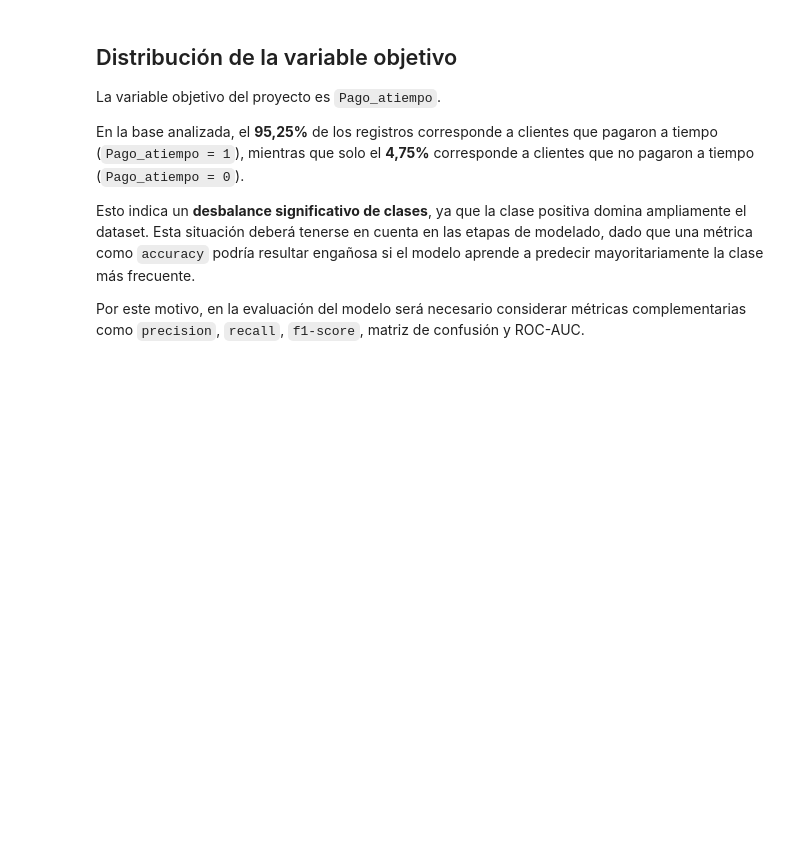
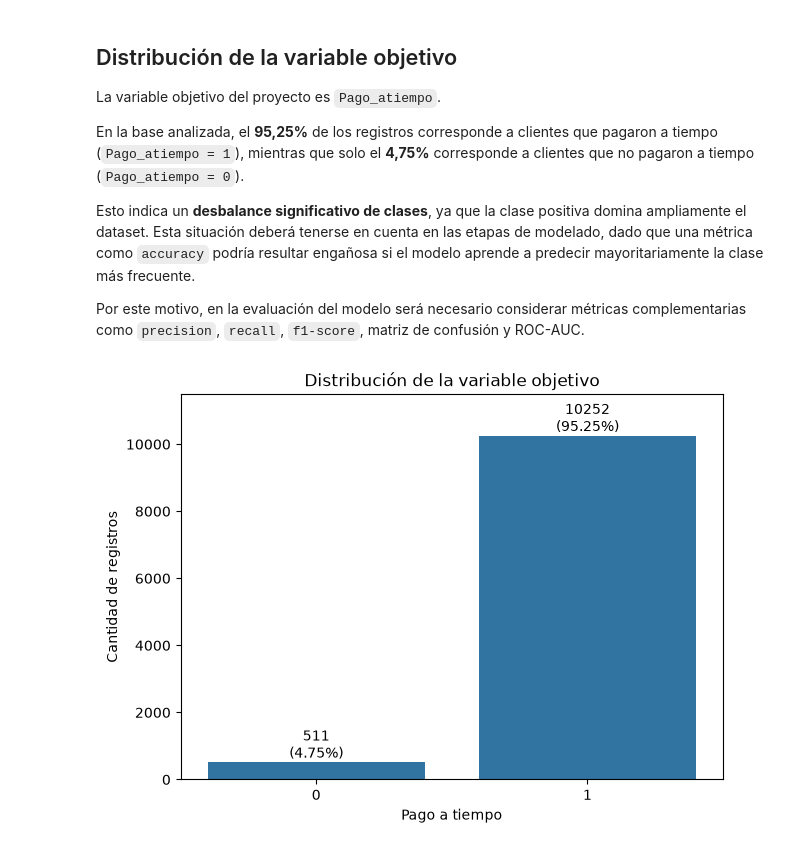
Before and after one commit to Fernandez-Martin-Dario/proyecto-integrador-m5-mlops, a Jupyter notebook: src/comprension_eda.ipynb, the cells around one changed output. Saved outputs shown, nothing was run; the diff lists cells and outputs as text; code cells hidden in the pictures; blank space fills up the shorter version.

```diff
--- a/src/comprension_eda.ipynb
+++ b/src/comprension_eda.ipynb
@@ -112,3 +109,30 @@ En la base analizada, el **95,25%** de los registros corresponde a clientes que
 Esto indica un **desbalance significativo de clases**, ya que la clase positiva domina ampliamente el dataset. Esta situación deberá tenerse en cuenta en las etapas de modelado, dado que una métrica como `accuracy` podría resultar engañosa si el modelo aprende a predecir mayoritariamente la clase más frecuente.
 
 Por este motivo, en la evaluación del modelo será necesario considerar métricas complementarias como `precision`, `recall`, `f1-score`, matriz de confusión y ROC-AUC.
+# %%
+# ============================================================
+# 8. Visualización de la distribución de la variable objetivo
+# ============================================================
+plt.figure(figsize=(7, 5))
+ax = sns.countplot(
+    data=df,
+    x=target
+)
+plt.title("Distribución de la variable objetivo")
+plt.xlabel("Pago a tiempo")
+plt.ylabel("Cantidad de registros")
+for barra in ax.patches:
+    cantidad = barra.get_height()
+    porcentaje = cantidad / len(df) * 100
+
+    ax.text(
+        barra.get_x() + barra.get_width() / 2,
+        cantidad,
+        f"{cantidad:.0f}\n({porcentaje:.2f}%)",
+        ha="center",
+        va="bottom"
+    )
+plt.ylim(0, df[target].value_counts().max() * 1.12)
+plt.show()
+# %% [output]
+[figure, added]
```
Also changed, not shown: parts of 44 cells of this notebook.
